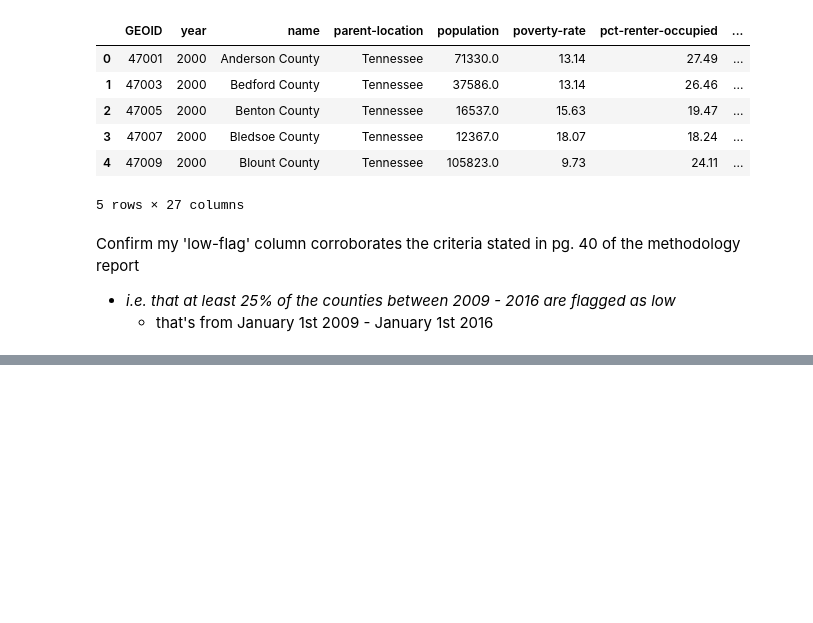
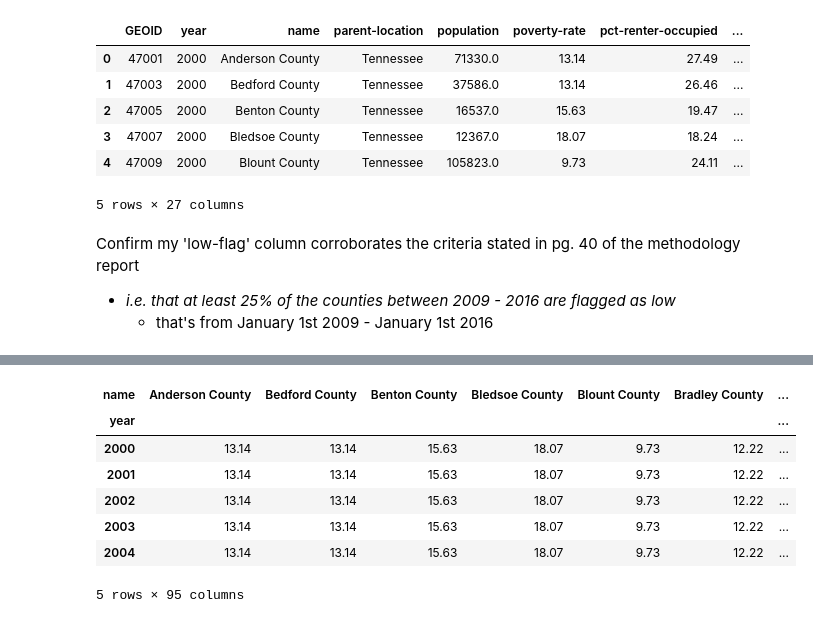
Before and after one commit to paulo-g-martinez/eviction-lab-tn-nss-capstone, a Jupyter notebook: regression-analysis-with-corrected-flags.ipynb, the cells around one changed output, grey strips where cells are left out. Saved outputs shown, nothing was run; the diff lists cells and outputs as text; code cells hidden in the pictures; blank space fills up the shorter version.

```diff
--- a/regression-analysis-with-corrected-flags.ipynb
+++ b/regression-analysis-with-corrected-flags.ipynb
@@ -43,0 +60,12 @@ Confirm my 'low-flag' column corroborates the criteria stated in pg. 40 of the m
+# %%
+pivoted_counties = counties_evicts_df.pivot(index = 'year', columns = 'name', values= 'poverty-rate')
+pivoted_counties.head()
+# %% [output]
+| name | Anderson County | Bedford County | Benton County | Bledsoe County | Blount County | Bradley County | ... |
+| year |  |  |  |  |  |  | ... |
+| 2000 | 13.14 | 13.14 | 15.63 | 18.07 | 9.73 | 12.22 | ... |
+| 2001 | 13.14 | 13.14 | 15.63 | 18.07 | 9.73 | 12.22 | ... |
+| 2002 | 13.14 | 13.14 | 15.63 | 18.07 | 9.73 | 12.22 | ... |
+| 2003 | 13.14 | 13.14 | 15.63 | 18.07 | 9.73 | 12.22 | ... |
+| 2004 | 13.14 | 13.14 | 15.63 | 18.07 | 9.73 | 12.22 | ... |
+5 rows × 95 columns
```
Also changed, not shown: parts of 15 cells of this notebook.
